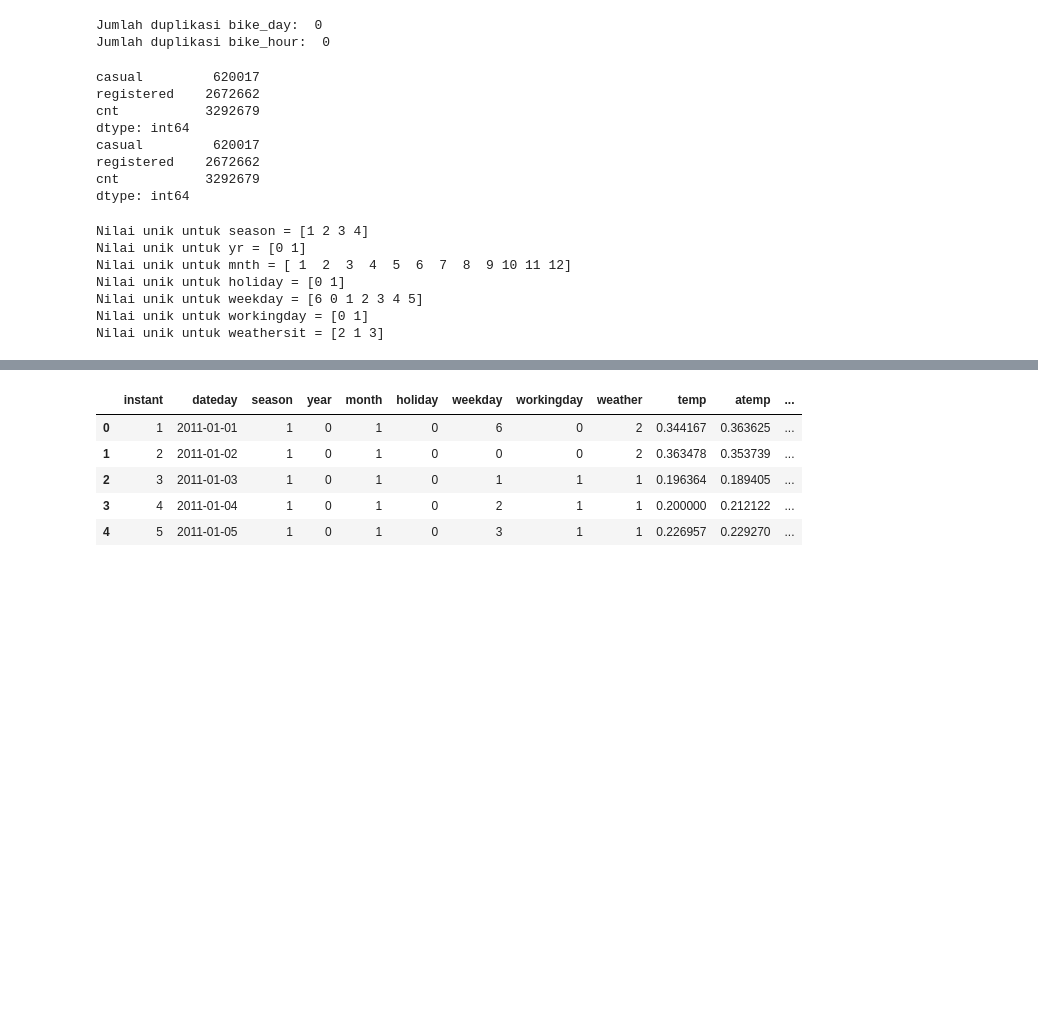
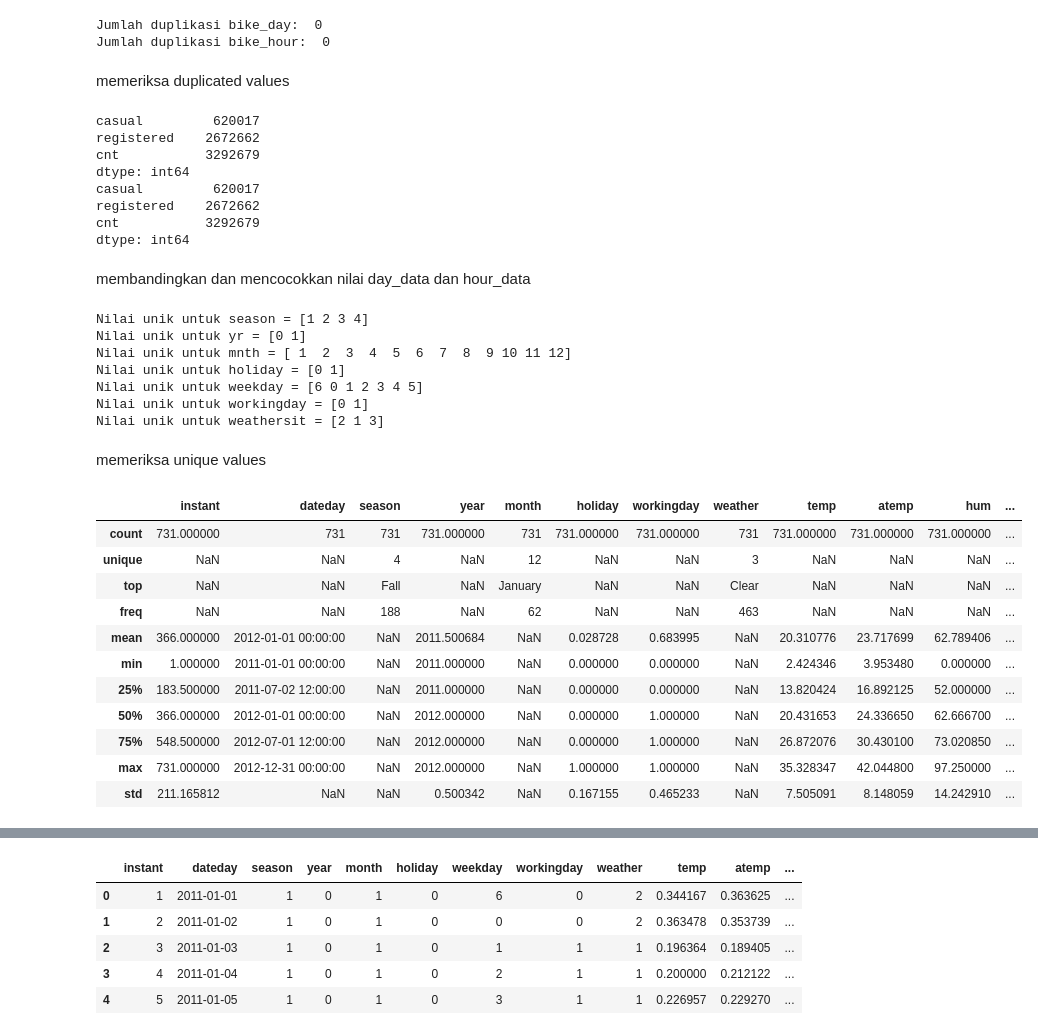
Before and after one commit to MuhammadHaqiqi208/Data-Analyst-Bike-Sharing, a Jupyter notebook: Notebook.ipynb, the cells around one changed output, grey strips where cells are left out. Drawn from its saved outputs; the diff is of its cells as text; code cells hidden in the pictures; blank space fills up the shorter version.

```diff
--- a/Notebook.ipynb
+++ b/Notebook.ipynb
@@ -133,6 +145,8 @@ print("Jumlah duplikasi bike_hour: ",hour_data.duplicated().sum())
 # %% [output]
 Jumlah duplikasi bike_day:  0
 Jumlah duplikasi bike_hour:  0
+# %% [markdown]
+memeriksa duplicated values
 # %%
 total_bikehour = hour_data[['casual', 'registered', 'cnt']].sum()
 print(total_bikehour)
@@ -148,6 +162,8 @@ casual         620017
 registered    2672662
 cnt           3292679
 dtype: int64
+# %% [markdown]
+membandingkan dan mencocokkan nilai day_data dan hour_data
 # %%
 season_values = day_data['season'].unique()
 print('Nilai unik untuk season =', season_values)
@@ -177,6 +193,23 @@ Nilai unik untuk holiday = [0 1]
 Nilai unik untuk weekday = [6 0 1 2 3 4 5]
 Nilai unik untuk workingday = [0 1]
 Nilai unik untuk weathersit = [2 1 3]
+# %% [markdown]
+memeriksa unique values
+# %%
+day_data.describe(include="all")
+# %% [output]
+|  | instant | dateday | season | year | month | holiday | workingday | weather | temp | atemp | hum | ... |
+| count | 731.000000 | 731 | 731 | 731.000000 | 731 | 731.000000 | 731.000000 | 731 | 731.000000 | 731.000000 | 731.000000 | ... |
+| unique | NaN | NaN | 4 | NaN | 12 | NaN | NaN | 3 | NaN | NaN | NaN | ... |
+| top | NaN | NaN | Fall | NaN | January | NaN | NaN | Clear | NaN | NaN | NaN | ... |
+| freq | NaN | NaN | 188 | NaN | 62 | NaN | NaN | 463 | NaN | NaN | NaN | ... |
+| mean | 366.000000 | 2012-01-01 00:00:00 | NaN | 2011.500684 | NaN | 0.028728 | 0.683995 | NaN | 20.310776 | 23.717699 | 62.789406 | ... |
+| min | 1.000000 | 2011-01-01 00:00:00 | NaN | 2011.000000 | NaN | 0.000000 | 0.000000 | NaN | 2.424346 | 3.953480 | 0.000000 | ... |
+| 25% | 183.500000 | 2011-07-02 12:00:00 | NaN | 2011.000000 | NaN | 0.000000 | 0.000000 | NaN | 13.820424 | 16.892125 | 52.000000 | ... |
+| 50% | 366.000000 | 2012-01-01 00:00:00 | NaN | 2012.000000 | NaN | 0.000000 | 1.000000 | NaN | 20.431653 | 24.336650 | 62.666700 | ... |
+| 75% | 548.500000 | 2012-07-01 12:00:00 | NaN | 2012.000000 | NaN | 0.000000 | 1.000000 | NaN | 26.872076 | 30.430100 | 73.020850 | ... |
+| max | 731.000000 | 2012-12-31 00:00:00 | NaN | 2012.000000 | NaN | 1.000000 | 1.000000 | NaN | 35.328347 | 42.044800 | 97.250000 | ... |
+| std | 211.165812 | NaN | NaN | 0.500342 | NaN | 0.167155 | 0.465233 | NaN | 7.505091 | 8.148059 | 14.242910 | ... |
 # %%
 hour_data.describe(include="all")
 # %% [output]
```
Also changed, not shown: parts of 23 cells of this notebook.
